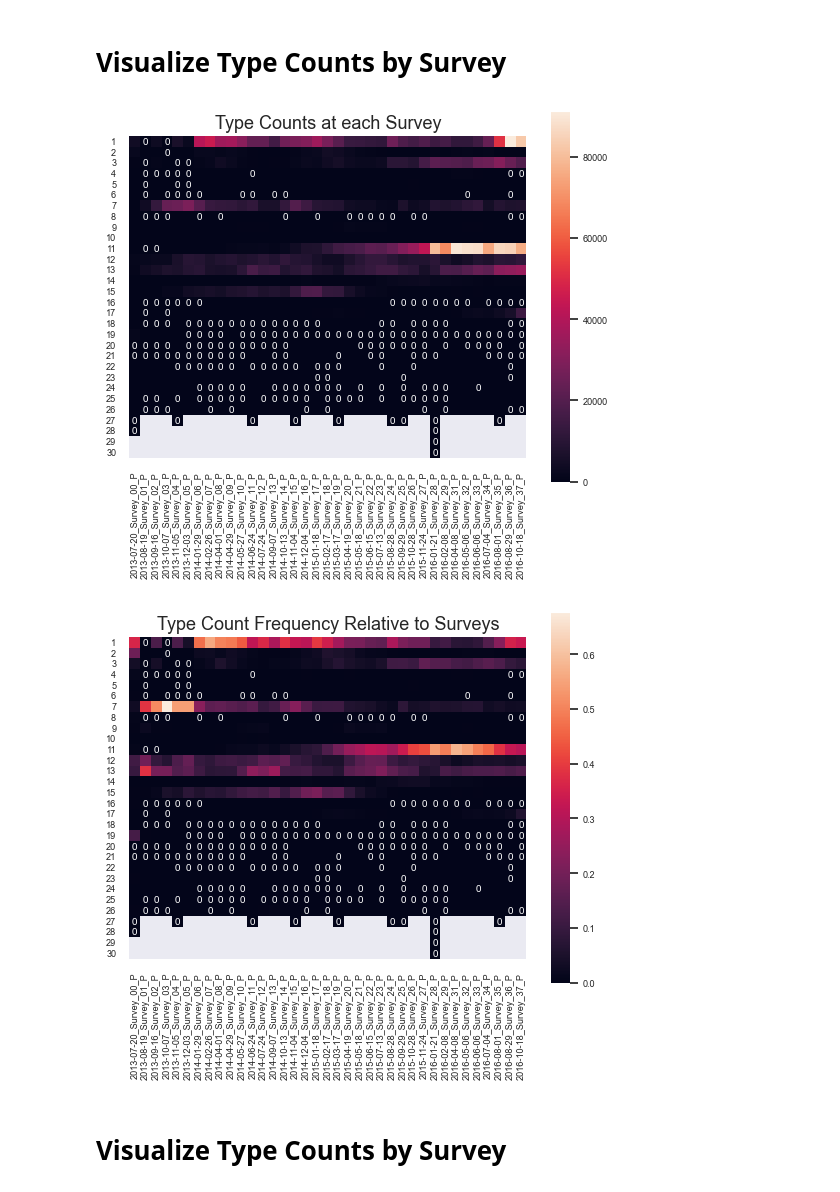
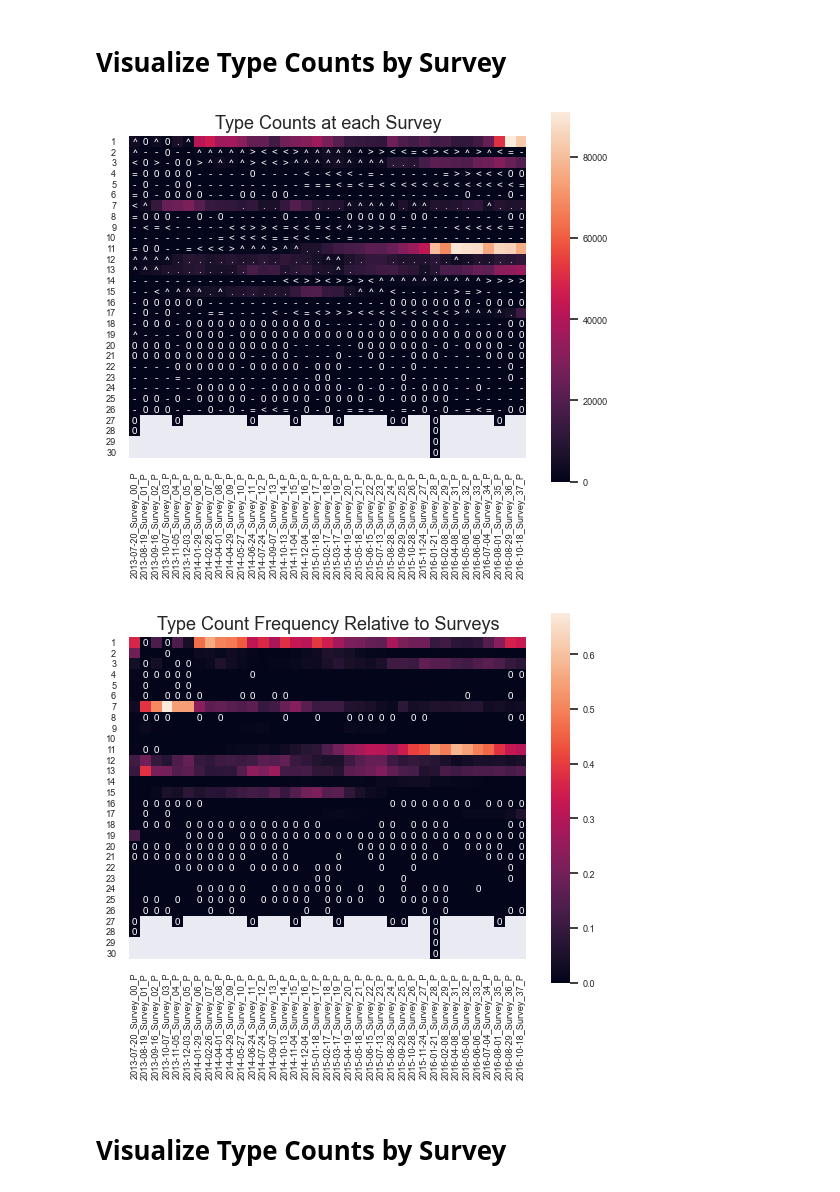
Before and after one commit to NovakLab-EECS/OR_Intertidal_ExpPatch_ImageAnalysis-2, a Jupyter notebook: Train - Analysis.ipynb, the cells around one changed output. Drawn from its saved outputs; the diff is of its cells as text; code cells hidden in the pictures.

```diff
--- a/Train - Analysis.ipynb
+++ b/Train - Analysis.ipynb
@@ -55,8 +347,15 @@ testPath = './ExpPatch-Pics/ExpPatchPics-Processed'
 
 # Don't include animation directory
 picDirs = os.listdir(testPath)[1:]
+
+# Gets the counts for each type for each survey
 SurveyCountsXLM = {}
+# Gets total counts for each patch throughout the surveys
 SurveryPatchXLM = {}
+
+# All files in format "Directory (survey) name~Patch Name"
+allData = []
+spData = {}
 
 # Count the types
 # Open each survey directory
@@ -64,6 +363,8 @@ for picDir in picDirs:
     # read all files in directory that are xls to get the count
     surveyXLM = {}
     patchXLM = {}
+    allXlms = [file for file in os.listdir(testPath + '/' + picDir) if file.endswith('.xml')]
+
     for file in os.listdir(testPath + '/' + picDir):
         if file.endswith('.xml'):
             xlmPath = f'{testPath}/{picDir}/{file}'
@@ -80,6 +381,12 @@ for picDir in picDirs:
             xlmPatchName = xlmName[xlmName.index('YB-')+3:]
             patchXLM[xlmPatchName] = sum(xlmDict.values())
 
+#         if file.endswith('.xls'):
+#             survey = f'{picDir}'
+#             patch = f'{file[14:-4]}'
+#             data = f'{survey}~{patch}'
+#             allData.append(data)
+
 
 
     # save types for current survey dir
@@ -101,30 +408,48 @@ spx_df = pd.DataFrame(SurveryPatchXLM)
 # %%
 # Type counts at each survey
 sns.set(font_scale=.6)
 ax = sns.heatmap(scx_df, square=True, annot=True)
 for t in ax.texts:
-    if float(t.get_text())==0:
+    txt = float(t.get_text())
+    if txt ==0:
         t.set_text(t.get_text())
+    elif txt < 50:
+        t.set_text("-")
+    elif txt <= 50 and txt < 100:
+        t.set_text("*")
+    elif txt <= 100 and txt < 500:
+        t.set_text("=")
+    elif txt <= 500 and txt < 1000:
+        t.set_text("<")
+    elif txt <= 1000 and txt < 5000:
+        t.set_text(">")
+    elif txt <= 5000 and txt < 10000:
+        t.set_text("^")
+    elif txt <= 10000 and txt < 20000:
+        t.set_text(".")
     else:
         t.set_text("")
 plt.title('Type Counts at each Survey', fontsize=13)
 plt.yticks(rotation=0)
 plt.show()
 
+
 # Type counts relative to total survey count
 normd_cbs_df = scx_df.div(scx_df.sum(axis=0), axis=1)
 sns.set(font_scale=.6)
 ax = sns.heatmap(normd_cbs_df, square=True, annot=True)
 for t in ax.texts:
-    if float(t.get_text())==0:
+    txt = float(t.get_text())
+    if txt ==0:
         t.set_text(t.get_text())
     else:
         t.set_text("")
+
 plt.title('Type Count Frequency Relative to Surveys', fontsize=13)
 plt.yticks(rotation=0)
 plt.show()
 # %% [output]
-[figure, old version]
+[figure, new version]
 [figure]
 # %% [markdown]
 # Visualize Type Counts by Survey
```
Also changed, not shown: parts of 29 cells of this notebook.
